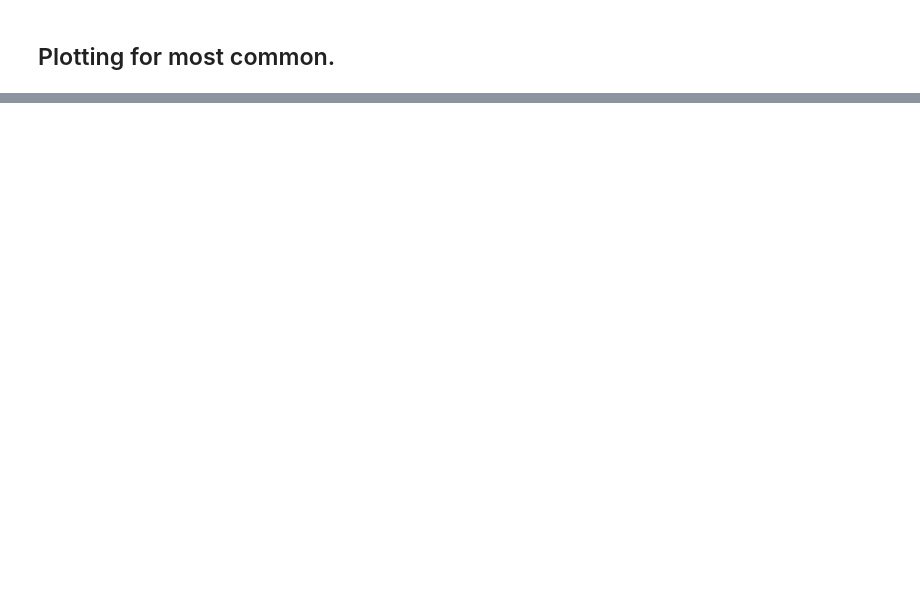
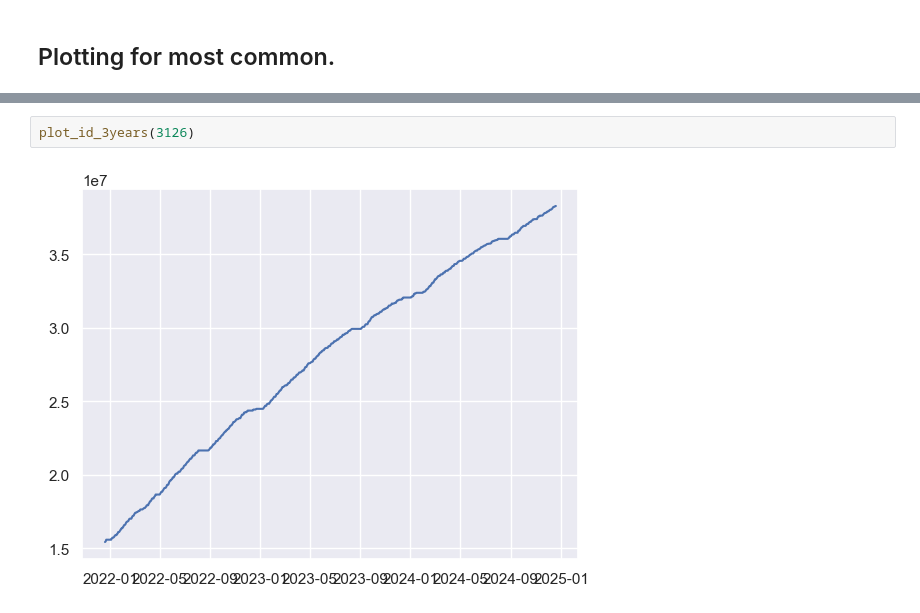
Before and after one commit to akselgs/Modern_ML_85, a Jupyter notebook: A_EDA_data_exploration.ipynb, the cells around one changed output, grey strips where cells are left out. Drawn from its saved outputs; the diff is of its cells as text; blank space fills up the shorter version.

```diff
--- a/A_EDA_data_exploration.ipynb
+++ b/A_EDA_data_exploration.ipynb
@@ -65,0 +83,4 @@ plot_id_3years(2130)
+# %%
+plot_id_3years(3126)
+# %% [output]
+[figure, added]
```
Also changed, not shown: parts of 7 cells of this notebook, 1 other file.
